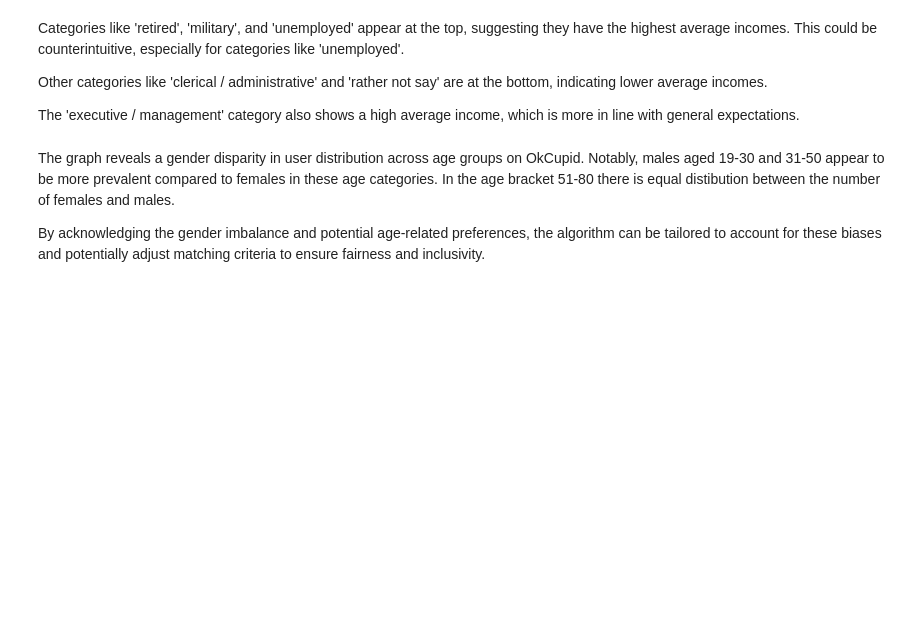
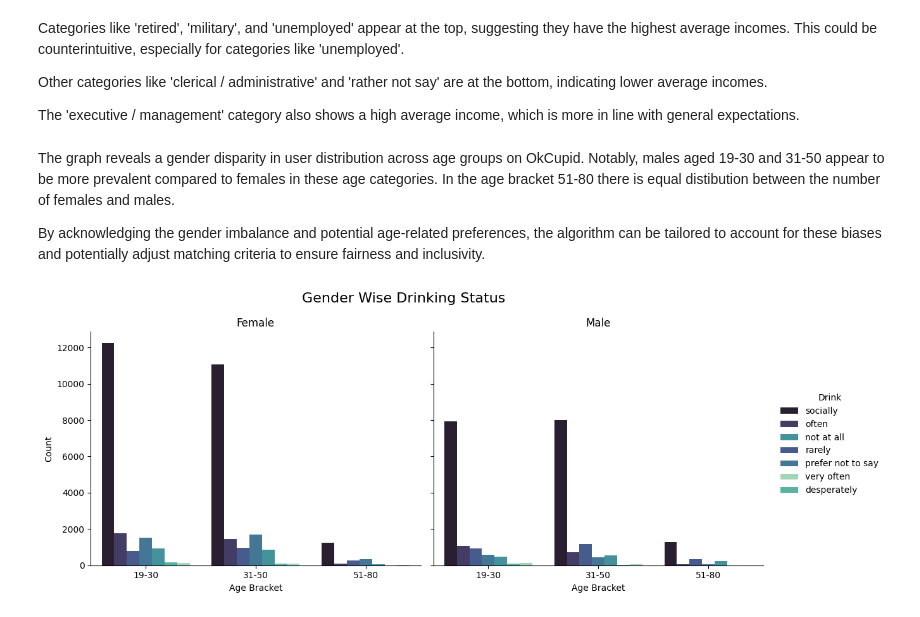
Before and after one commit to Parita2442/OkCupid-NLP-and-Recommendation-Algorithm, a Jupyter notebook: 1.ipynb, the cells around one changed output. Drawn from its saved outputs; the diff is of its cells as text; code cells hidden in the pictures; blank space fills up the shorter version.

```diff
--- a/1.ipynb
+++ b/1.ipynb
@@ -579,3 +579,20 @@ plt.show()
 The graph reveals a gender disparity in user distribution across age groups on OkCupid. Notably, males aged 19-30 and 31-50 appear to be more prevalent compared to females in these age categories. In the age bracket 51-80 there is equal distibution between the number of females and males.
 
 By acknowledging the gender imbalance and potential age-related preferences, the algorithm can be tailored to account for these biases and potentially adjust matching criteria to ensure fairness and inclusivity.
+# %%
+# Plot for Gender Wise Drinking Status
+
+g = sns.FacetGrid(data, col='sex', height=5, aspect=1)
+g.map_dataframe(sns.countplot, x='age_bracket', hue='drinks', palette='mako', dodge=True)
+g.set_axis_labels('Age Bracket', 'Count')
+
+for ax, sex in zip(g.axes.flat, ['Female', 'Male']):
+    ax.set_title(sex)
+
+g.add_legend(title='Drink', bbox_to_anchor=(1, 0.5), loc='center left')
+
+g.fig.suptitle('Gender Wise Drinking Status', fontsize=16)
+plt.tight_layout()
+plt.show()
+# %% [output]
+[figure, added]
```
Also changed, not shown: parts of 15 cells of this notebook.
